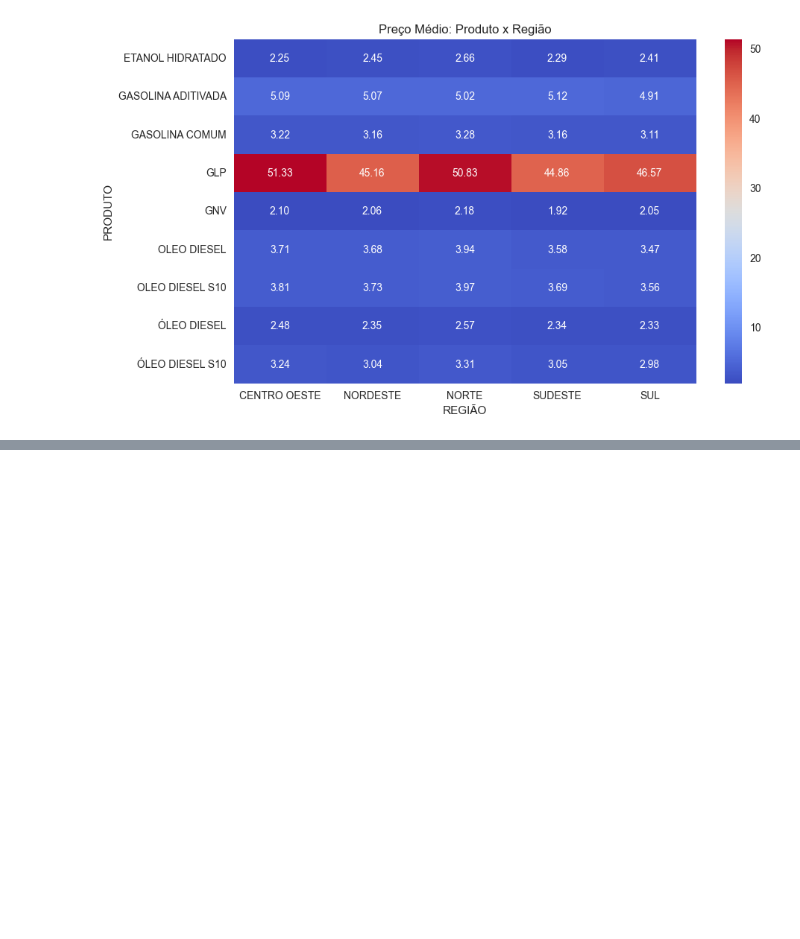
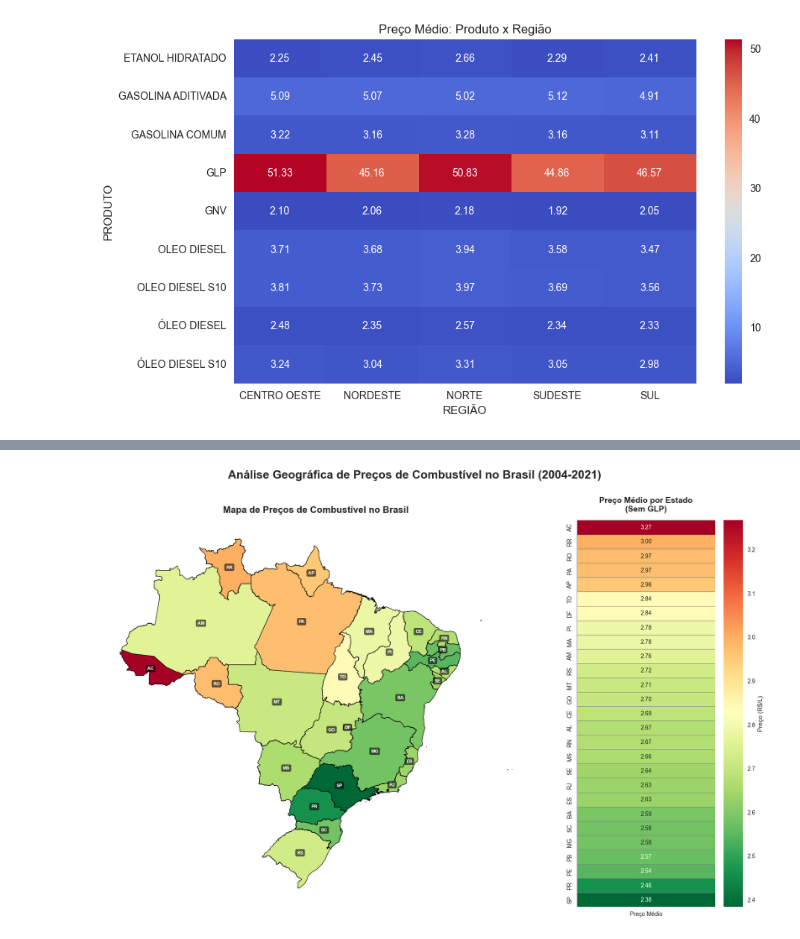
Before and after one commit to thiago207/analise-de-combustiveis-2004-2021, a Jupyter notebook: main.ipynb, the cells around one changed output, grey strips where cells are left out. Drawn from its saved outputs; the diff is of its cells as text; code cells hidden in the pictures; blank space fills up the shorter version.

```diff
--- a/main.ipynb
+++ b/main.ipynb
@@ -301,7 +280,83 @@ plt.show()
 
 ---
 # %%
-display(df)
-maior_variacao = df['COEF DE VARIAÇÃO REVENDA'].groupby('PRODUTO').mean()
-display(maior_variacao)
+import geopandas as gpd
+
+# Carregar mapa
+url = 'https://geoftp.ibge.gov.br/organizacao_do_territorio/malhas_territoriais/malhas_municipais/municipio_2021/Brasil/BR/BR_UF_2021.zip'
+brasil = gpd.read_file(url)
+
+# Filtrar dados sem GLP
+df_sem_glp = df[df['PRODUTO'] != 'GLP']
+preco_por_estado = df_sem_glp.groupby('ESTADO')['PREÇO MÉDIO REVENDA'].mean().sort_values(ascending=False).reset_index()
+
+# Dicionário de siglas
+siglas = {
+    'ACRE': 'AC', 'RORAIMA': 'RR', 'RONDONIA': 'RO', 'RONDÔNIA': 'RO',
+    'PARA': 'PA', 'PARÁ': 'PA', 'AMAPA': 'AP', 'AMAPÁ': 'AP',
+    'TOCANTINS': 'TO', 'DISTRITO FEDERAL': 'DF', 'PIAUI': 'PI', 'PIAUÍ': 'PI',
+    'MARANHAO': 'MA', 'MARANHÃO': 'MA', 'AMAZONAS': 'AM', 'RIO GRANDE DO SUL': 'RS',
+    'MATO GROSSO': 'MT', 'GOIAS': 'GO', 'GOIÁS': 'GO', 'CEARA': 'CE', 'CEARÁ': 'CE',
+    'ALAGOAS': 'AL', 'RIO GRANDE DO NORTE': 'RN', 'MATO GROSSO DO SUL': 'MS',
+    'SERGIPE': 'SE', 'RIO DE JANEIRO': 'RJ', 'ESPIRITO SANTO': 'ES', 'ESPÍRITO SANTO': 'ES',
+    'BAHIA': 'BA', 'SANTA CATARINA': 'SC', 'MINAS GERAIS': 'MG',
+    'PARAIBA': 'PB', 'PARAÍBA': 'PB', 'PERNAMBUCO': 'PE',
+    'PARANA': 'PR', 'PARANÁ': 'PR', 'SAO PAULO': 'SP', 'SÃO PAULO': 'SP'
+}
+
+# Adicionar siglas
+preco_por_estado['SIGLA'] = preco_por_estado['ESTADO'].map(siglas)
+
+# Merge com shapefile
+brasil = brasil.merge(preco_por_estado, left_on='SIGLA', right_on='SIGLA', how='left')
+
+# ======== CRIAR SUBPLOTS ========
+fig = plt.figure(figsize=(20, 12))
+gs = fig.add_gridspec(1, 2, width_ratios=[2.5, 1], wspace=0.15)
+
+# ======== SUBPLOT 1: MAPA ========
+ax1 = fig.add_subplot(gs[0])
+brasil.plot(column='PREÇO MÉDIO REVENDA', ax=ax1,
+            legend=False,
+            cmap='RdYlGn_r', edgecolor='black', linewidth=0.8,
+            missing_kwds={'color': 'lightgrey'})
+
+# Adicionar siglas diretamente
+for idx, row in brasil.iterrows():
+    centroid = row['geometry'].centroid
+    ax1.text(centroid.x, centroid.y, row['SIGLA'],
+             fontsize=8, ha='center', va='center',
+             fontweight='bold', color='white',
+             bbox=dict(boxstyle='round,pad=0.3', facecolor='black', alpha=0.6))
+
+
+ax1.set_title('Mapa de Preços de Combustível no Brasil',
+              fontsize=16, fontweight='bold', pad=15)
+ax1.axis('off')
+
+# ======== SUBPLOT 2: HEATMAP ========
+ax2 = fig.add_subplot(gs[1])
+
+# Preparar dados para heatmap (ordenado por preço)
+preco_ordenado = preco_por_estado.set_index('SIGLA')['PREÇO MÉDIO REVENDA'].sort_values(ascending=False)
+matriz = preco_ordenado.values.reshape(-1, 1)
+
+# Criar heatmap
+sns.heatmap(matriz, annot=True, fmt='.2f', cmap='RdYlGn_r',
+            yticklabels=preco_ordenado.index,
+            xticklabels=['Preço Médio'],
+            cbar_kws={'label': 'Preço (R$/L)'},
+            ax=ax2, linewidths=0.5, linecolor='gray')
+
+ax2.set_title('Preço Médio por Estado\n(Sem GLP)',
+              fontsize=14, fontweight='bold', pad=15)
+ax2.set_ylabel('')
+
+# Título geral
+plt.suptitle('Análise Geográfica de Preços de Combustível no Brasil (2004-2021)',
+             fontsize=20, fontweight='bold', y=0.98)
+
+plt.tight_layout()
+plt.savefig('mapa_heatmap_combustivel.png', dpi=300, bbox_inches='tight', facecolor='white')
+plt.show()
 # %% [output]
@@ -321,0 +363 @@ KeyError: 'PRODUTO'
+[figure, added]
```
Also changed, not shown: parts of 2 cells of this notebook, 1 other file.
